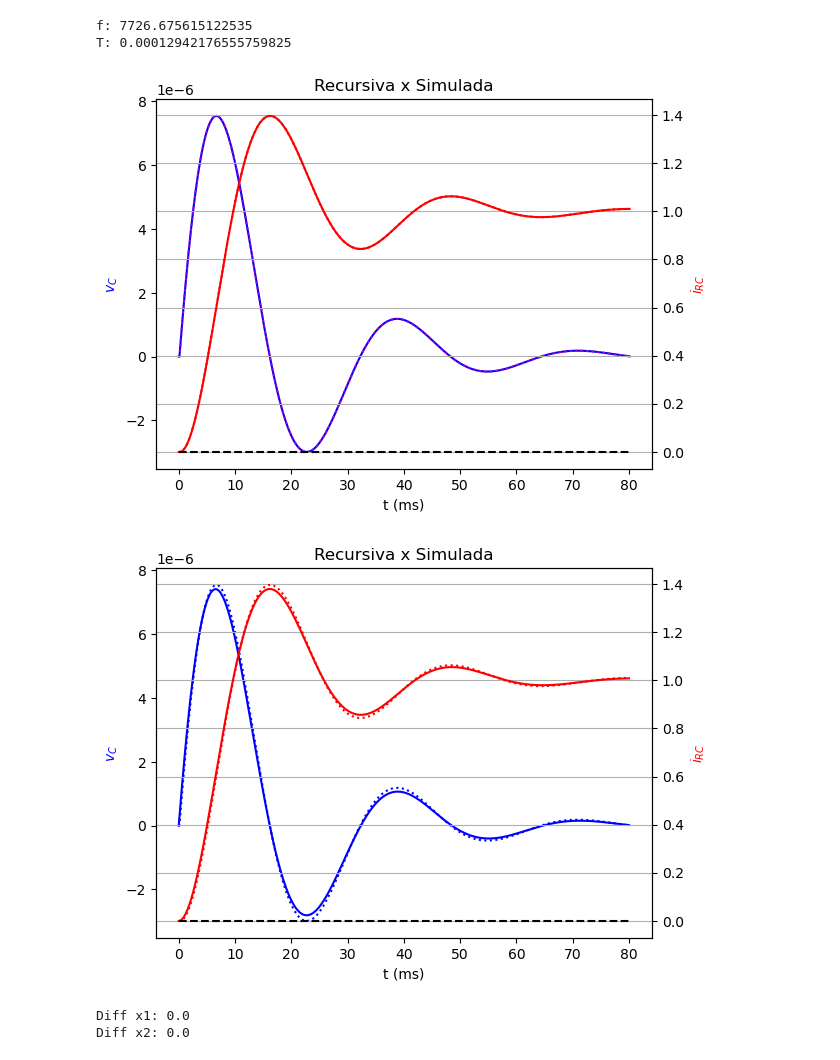
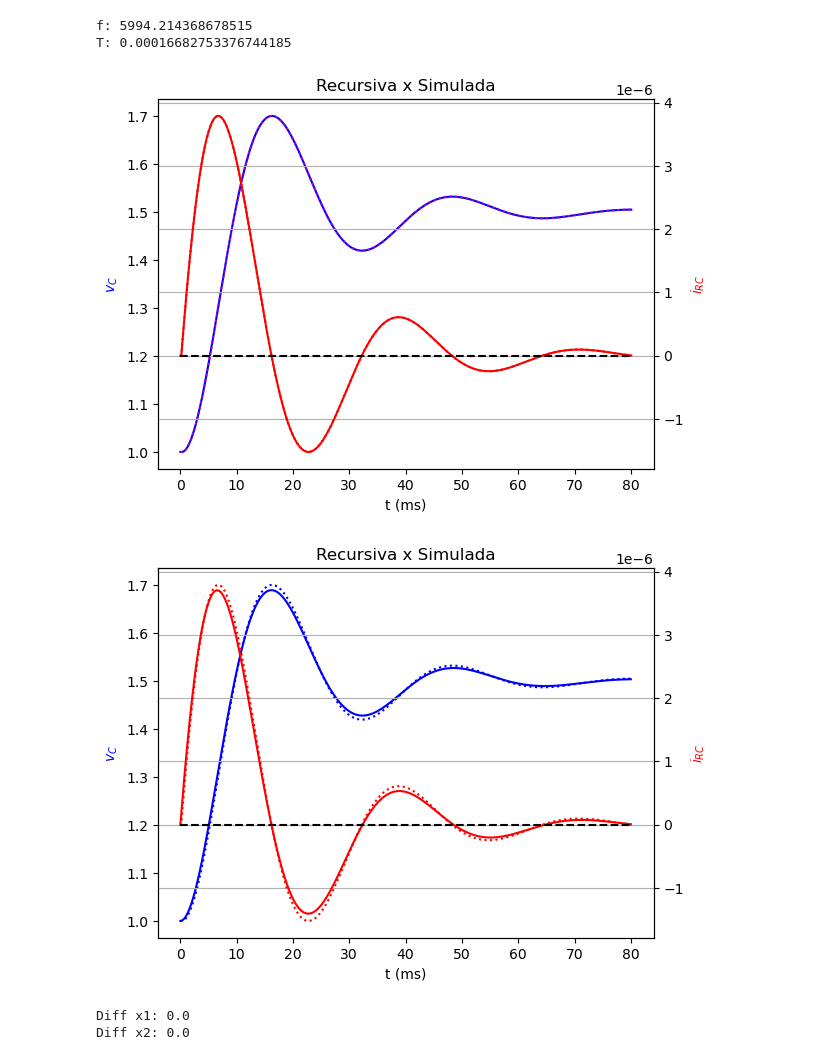
Before and after one commit to Emanuel600/Misc, a Jupyter notebook: Simul_Controle/SS_Recursive.ipynb, the cells around one changed output. Saved outputs shown, nothing was run; the diff lists cells and outputs as text; code cells hidden in the pictures.

```diff
--- a/Simul_Controle/SS_Recursive.ipynb
+++ b/Simul_Controle/SS_Recursive.ipynb
@@ -29,9 +29,9 @@ sys = ct.ss(A, B, C, D)
 # %%
 tf = 80e-3
 t  = np.linspace(0, tf, 500)
-u  = np.ones(len(t))
+u  = np.ones(len(t))/2+1
 
-x0 = np.array([[0],
+x0 = np.array([[1],
                [0]])
 
 Y, t, X = ctm.lsim(sys, u, t, x0)
@@ -39,11 +39,8 @@ Y, t, X = ctm.lsim(sys, u, t, x0)
 x1sim = X[:, 0]
 x2sim = X[:, 1]
 # %%
-ζ  = (C1*R2+C1*R1)/(2*C1*C2*R1*np.sqrt(1/(C1*C2*R1*R2))*R2)
-ω  = np.sqrt(1/(C1*C2*R1*R2))
-ωd = ω*np.sqrt(1-ζ**2)
-
-f  = 250*ωd/(2*np.pi)
+autovalores = linalg.eigvals(A)
+f  = (100*np.abs(np.min(np.real(autovalores))))
 T  = 1/f
 
 print("f:", f)
@@ -51,10 +48,10 @@ print("T:", T)
 
 Kmax = int(t[-1]/T+1)
 k = np.linspace(0, Kmax, Kmax+1)
-u = np.ones(len(k))
+u = np.ones(len(k))/2+1
 # %% [output]
-f: 7726.675615122535
-T: 0.00012942176555759825
+f: 5994.214368678515
+T: 0.00016682753376744185
 # %%
 x1  = np.zeros(len(k))
 x2  = np.zeros(len(k))
@@ -106,36 +103,36 @@ tsim = 1e3*T*k
 fig, ax1 = plt.subplots()
 ax1.set_xlabel("t (ms)")
 ax1.set_ylabel("$v_{C}$", color='b')
-ax1.plot(tsim, x2, 'b')
-ax1.plot(tsim, x2_obs, 'm:')
+ax1.plot(tsim, x1, 'b')
+ax1.plot(tsim, x1_obs, 'm:')
 
 ax2 = ax1.twinx()
 ax2.set_ylabel("$i_{RC}$", color='r')
-ax2.plot(tsim, x1, 'r')
-ax2.plot(tsim, x1_obs, 'r:')
+ax2.plot(tsim, x2, 'r')
+ax2.plot(tsim, x2_obs, 'r:')
 ax2.plot([0, t[-1]*1e3], [0, 0], 'k--')
 plt.title("Recursiva x Simulada")
 plt.grid(True)
 plt.show()
 # %% [output]
-[figure, old version]
+[figure, new version]
 # %%
 fig, ax1 = plt.subplots()
 ax1.set_xlabel("t (ms)")
 ax1.set_ylabel("$v_{C}$", color='b')
-ax1.plot(t*1e3, x2sim, 'b')
-ax1.plot(k*T*1e3, x2, 'b:')
+ax1.plot(t*1e3, x1sim, 'b')
+ax1.plot(k*T*1e3, x1, 'b:')
 
 ax2 = ax1.twinx()
 ax2.set_ylabel("$i_{RC}$", color='r')
-ax2.plot(t*1e3, x1sim, 'r')
-ax2.plot(k*T*1e3, x1, 'r:')
+ax2.plot(t*1e3, x2sim, 'r')
+ax2.plot(k*T*1e3, x2, 'r:')
 ax2.plot([0, t[-1]*1e3], [0, 0], 'k--')
 plt.title("Recursiva x Simulada")
 plt.grid(True)
 plt.show()
 # %% [output]
-[figure, old version]
+[figure, new version]
 # %%
 print("Diff x1:", np.mean(abs(100*(x1_obs-x1))))
 print("Diff x2:", np.mean(abs(100*(x2_obs-x2))))
```
Also changed, not shown: parts of 13 cells of this notebook, 2 other files.
